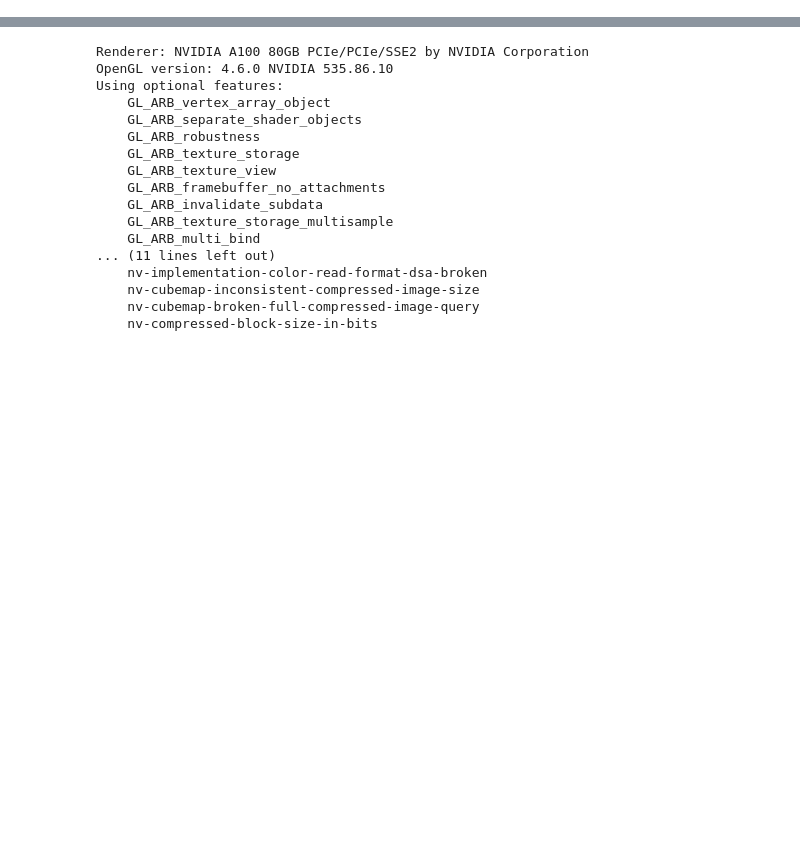
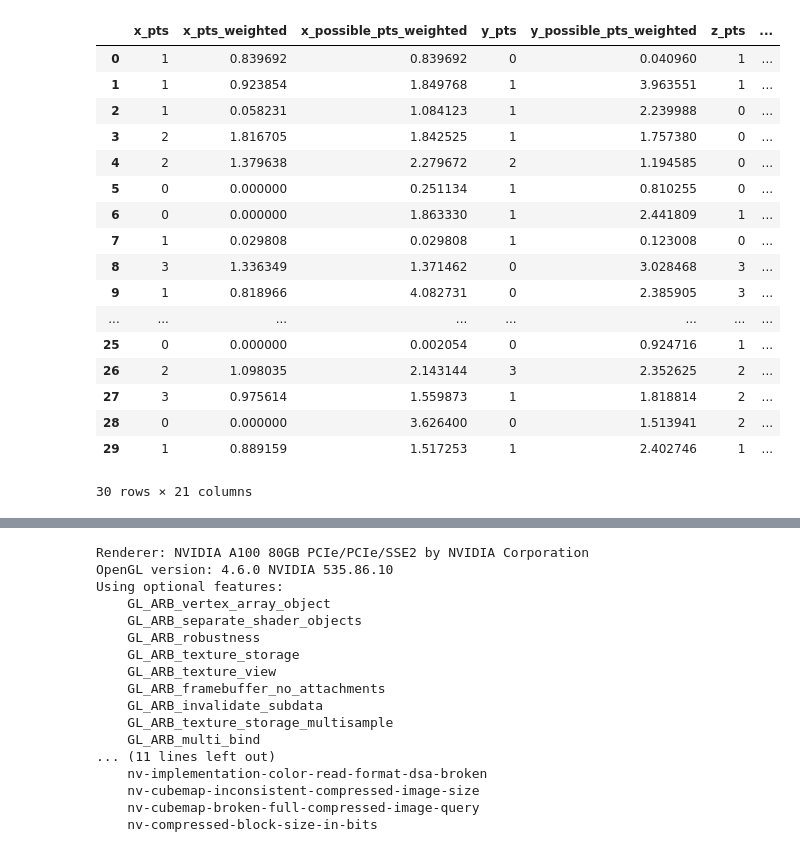
Before and after one commit to dylan-goetting/EVQA, a Jupyter notebook: sim_play.ipynb, the cells around one changed output, grey strips where cells are left out. Saved outputs shown, nothing was run; the diff lists cells and outputs as text; code cells hidden in the pictures; blank space fills up the shorter version.

```diff
--- a/sim_play.ipynb
+++ b/sim_play.ipynb
@@ -4,0 +23,21 @@ import numpy as np
+# %%
+df
+# %% [output]
+|  | x_pts | x_pts_weighted | x_possible_pts_weighted | y_pts | y_possible_pts_weighted | z_pts | ... |
+| 0 | 1 | 0.839692 | 0.839692 | 0 | 0.040960 | 1 | ... |
+| 1 | 1 | 0.923854 | 1.849768 | 1 | 3.963551 | 1 | ... |
+| 2 | 1 | 0.058231 | 1.084123 | 1 | 2.239988 | 0 | ... |
+| 3 | 2 | 1.816705 | 1.842525 | 1 | 1.757380 | 0 | ... |
+| 4 | 2 | 1.379638 | 2.279672 | 2 | 1.194585 | 0 | ... |
+| 5 | 0 | 0.000000 | 0.251134 | 1 | 0.810255 | 0 | ... |
+| 6 | 0 | 0.000000 | 1.863330 | 1 | 2.441809 | 1 | ... |
+| 7 | 1 | 0.029808 | 0.029808 | 1 | 0.123008 | 0 | ... |
+| 8 | 3 | 1.336349 | 1.371462 | 0 | 3.028468 | 3 | ... |
+| 9 | 1 | 0.818966 | 4.082731 | 0 | 2.385905 | 3 | ... |
+| ... | ... | ... | ... | ... | ... | ... | ... |
+| 25 | 0 | 0.000000 | 0.002054 | 0 | 0.924716 | 1 | ... |
+| 26 | 2 | 1.098035 | 2.143144 | 3 | 2.352625 | 2 | ... |
+| 27 | 3 | 0.975614 | 1.559873 | 1 | 1.818814 | 2 | ... |
+| 28 | 0 | 0.000000 | 3.626400 | 0 | 1.513941 | 2 | ... |
+| 29 | 1 | 0.889159 | 1.517253 | 1 | 2.402746 | 1 | ... |
+30 rows × 21 columns
```
Also changed, not shown: parts of 4 cells of this notebook, 6 other files.
